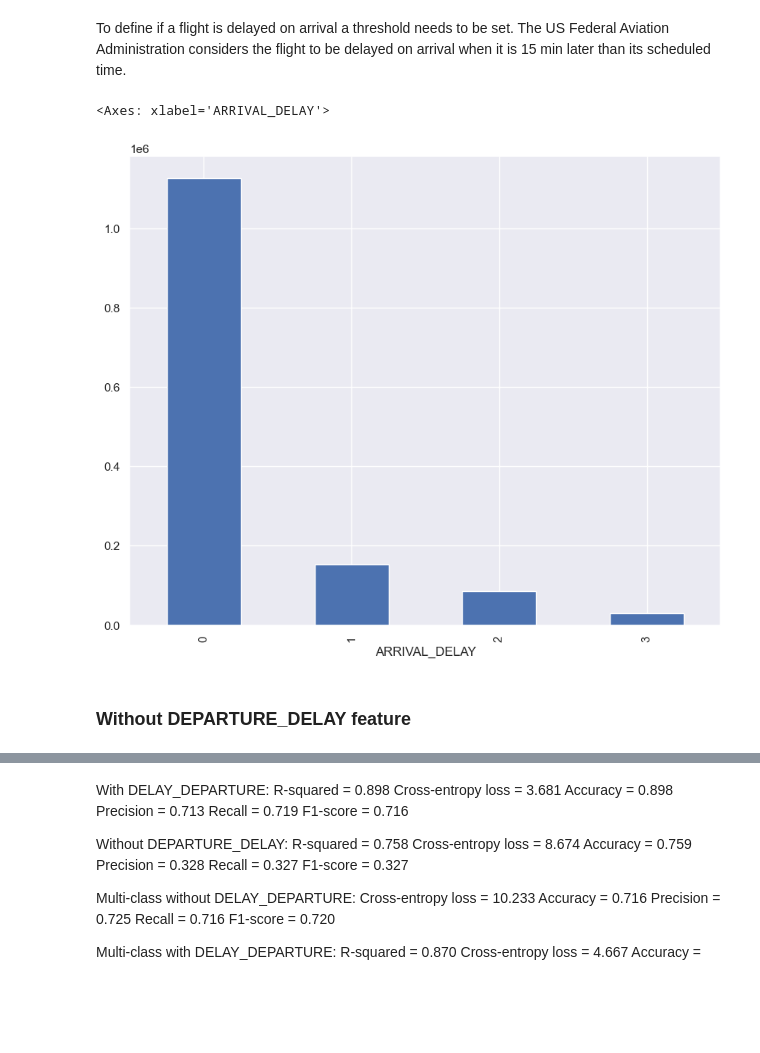
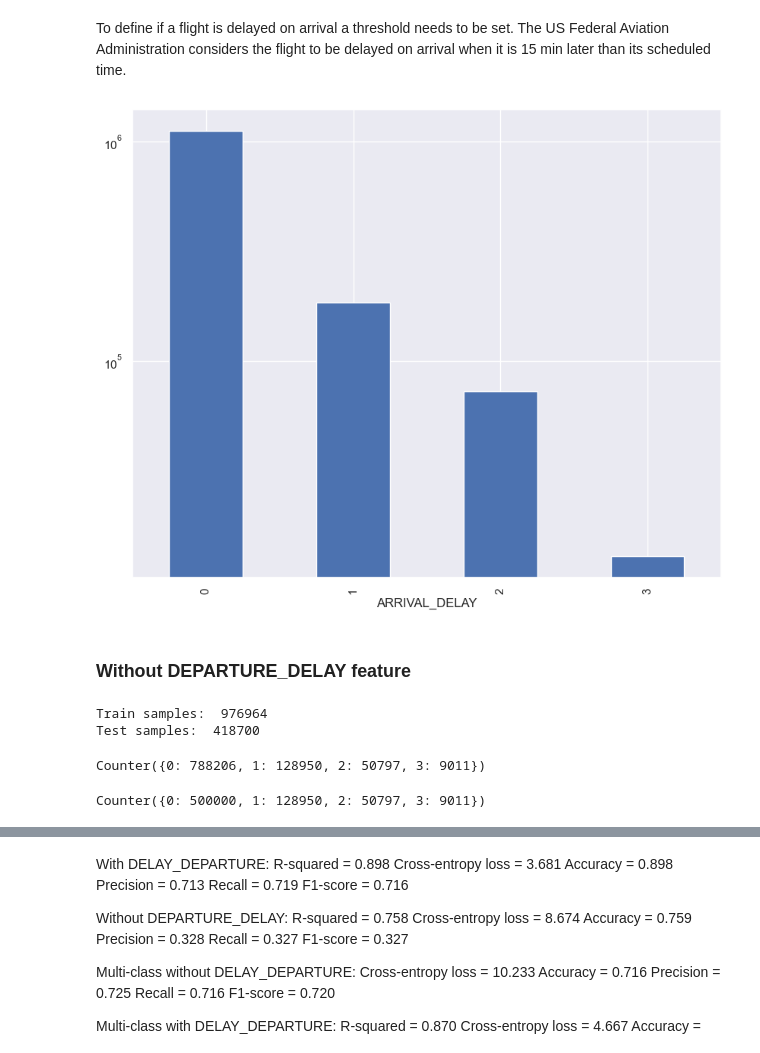
Before and after one commit to cezaryjanuszek/FlightDelays_prediction, a Jupyter notebook: PredictionModel_baseline.ipynb, the cells around one changed output, grey strips where cells are left out. Cells and saved outputs as stored; diff of their text form; code cells hidden in the pictures; blank space fills up the shorter version.

```diff
--- a/PredictionModel_baseline.ipynb
+++ b/PredictionModel_baseline.ipynb
@@ -117,6 +99,6 @@ flights_df = flights_df.drop(['DATE', 'ARRIVAL_DATE', 'SCHEDULED_DEPARTURE', 'SC
 # %%
 # Add mean route-airline departure delay
 mean_route_delays = flights_df.groupby(['ORIGIN_AIRPORT', 'DESTINATION_AIRPORT', 'AIRLINE'])['DEPARTURE_DELAY'].mean()
-mean_route_delays.name = 'MEAN_ROUTE_DELAY'
+mean_route_delays.name = 'MEAN_ROUTE_AIRLINE_DELAY'
 flights_df = flights_df.merge(mean_route_delays, left_on=['ORIGIN_AIRPORT', 'DESTINATION_AIRPORT', 'AIRLINE'], right_index=True)
 # %%
@@ -140,3 +122,19 @@ flights_df = flights_df.drop(['DEPARTURE_TIME', 'ARRIVAL_TIME'], axis=1)
 top20_airports = flights_df.groupby('ORIGIN_AIRPORT')['ARRIVAL_DELAY'].count().sort_values(ascending=False).head(20).index
 flights_df = flights_df[flights_df['ORIGIN_AIRPORT'].isin(top20_airports)]
 flights_df = flights_df[flights_df['DESTINATION_AIRPORT'].isin(top20_airports)].reset_index(drop=True)
+# %%
+# add airports longitude and latitude
+'''
+origin_latitude = airports_df['LATITUDE']
+origin_latitude.name = 'ORIGIN_LATITUDE'
+origin_longitude = airports_df['LONGITUDE']
+origin_latitude.name = 'ORIGIN_LONGITUDE'
+
+destination_latitude = airports_df['LATITUDE']
+destination_latitude.name = 'DESTINATION_LATITUDE'
+destination_longitude = airports_df['LONGITUDE']
+destination_longitude.name = 'DESTINATION_LONGITUDE'
+
+flights_df = flights_df.merge(origin_latitude, left_on='ORIGIN_AIRPORT', right_index=True)
+flights_df = flights_df.merge(origin_longitude, left_on='DESTINATION_AIRPORT', right_index=True)
+'''
@@ -178,8 +161,8 @@ data['ARRIVAL_DELAY'] = data['ARRIVAL_DELAY'].apply(lambda x: set_delay_class(x)
 # %%
 # as we have strong class imbalance weighted precision, recall and f1-score will be used
 data.groupby('ARRIVAL_DELAY')[data.columns[0]].count().plot.bar()
+plt.yscale('log')
 # %% [output]
-<Axes: xlabel='ARRIVAL_DELAY'>
-[figure, old version]
+[figure, new version]
 # %% [markdown]
 ### Without DEPARTURE_DELAY feature
@@ -185,0 +173,23 @@ data.groupby('ARRIVAL_DELAY')[data.columns[0]].count().plot.bar()
+# %%
+# train-test split with test size of 0.3
+X_train, X_test, Y_train, Y_test = train_test_split(X, Y, test_size=0.3, random_state=42, stratify=Y)
+print('Train samples: ', X_train.shape[0])
+print('Test samples: ', X_test.shape[0])
+
+Counter(Y_train)
+# %% [output]
+Train samples:  976964
+Test samples:  418700
+Counter({0: 788206, 1: 128950, 2: 50797, 3: 9011})
+# %%
+# Addressing class imbalance with oversampling the minority classes with SMOTE and undersampling the majority class
+# over-sampling with synthetic data - SMOTE
+#oversample = SMOTE(sampling_strategy={1: 300000, 2:100000, 3:100000})
+#X_train, Y_train = oversample.fit_resample(X_train, Y_train)
+# random under-sampling
+undersample = RandomUnderSampler(sampling_strategy={0: 500000})
+X_train, Y_train = undersample.fit_resample(X_train, Y_train)
+
+Counter(Y_train)
+# %% [output]
+Counter({0: 500000, 1: 128950, 2: 50797, 3: 9011})
```
Also changed, not shown: parts of 28 cells of this notebook, 4 other files.
